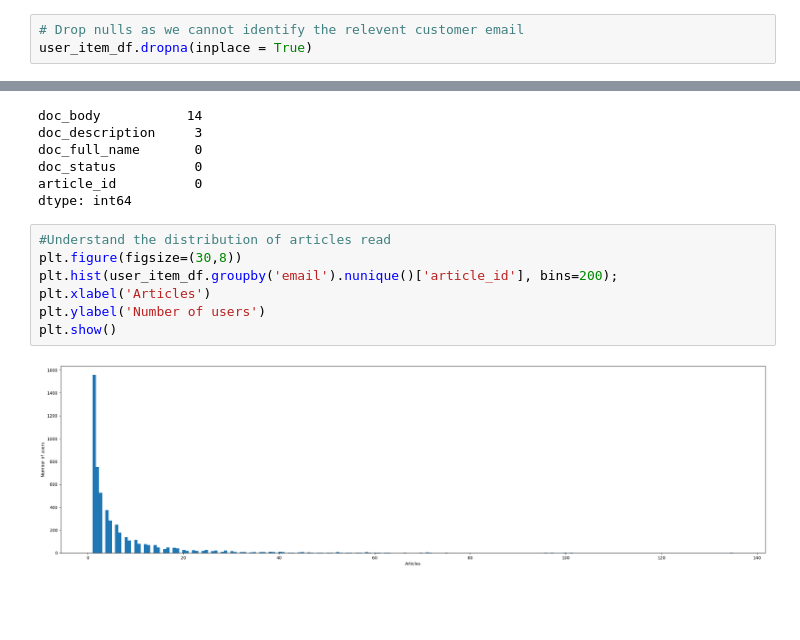
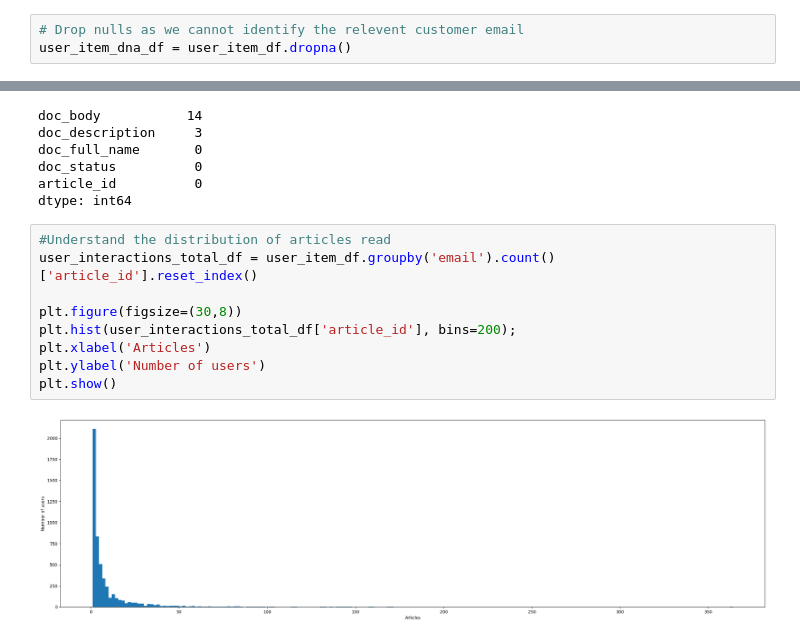
Before and after one commit to Benedictgr97/Recommendation-system, a Jupyter notebook: Recommendations_with_IBM.ipynb, the cells around one changed output, grey strips where cells are left out. Saved outputs shown, nothing was run; the diff lists cells and outputs as text; blank space fills up the shorter version.

```diff
--- a/Recommendations_with_IBM.ipynb
+++ b/Recommendations_with_IBM.ipynb
@@ -49,7 +51,7 @@ email         17
 dtype: int64
 # %%
 # Drop nulls as we cannot identify the relevent customer email
-user_item_df.dropna(inplace = True)
+user_item_dna_df = user_item_df.dropna()
 # %%
 # Dont need to drop
 content_df.isnull().sum()
@@ -62,10 +64,12 @@ article_id          0
 dtype: int64
 # %%
 #Understand the distribution of articles read
+user_interactions_total_df = user_item_df.groupby('email').count()['article_id'].reset_index()
+
 plt.figure(figsize=(30,8))
-plt.hist(user_item_df.groupby('email').nunique()['article_id'], bins=200);
+plt.hist(user_interactions_total_df['article_id'], bins=200);
 plt.xlabel('Articles')
 plt.ylabel('Number of users')
 plt.show()
 # %% [output]
-[figure, old version]
+[figure, new version]
```
Also changed, not shown: parts of 4 cells of this notebook.
